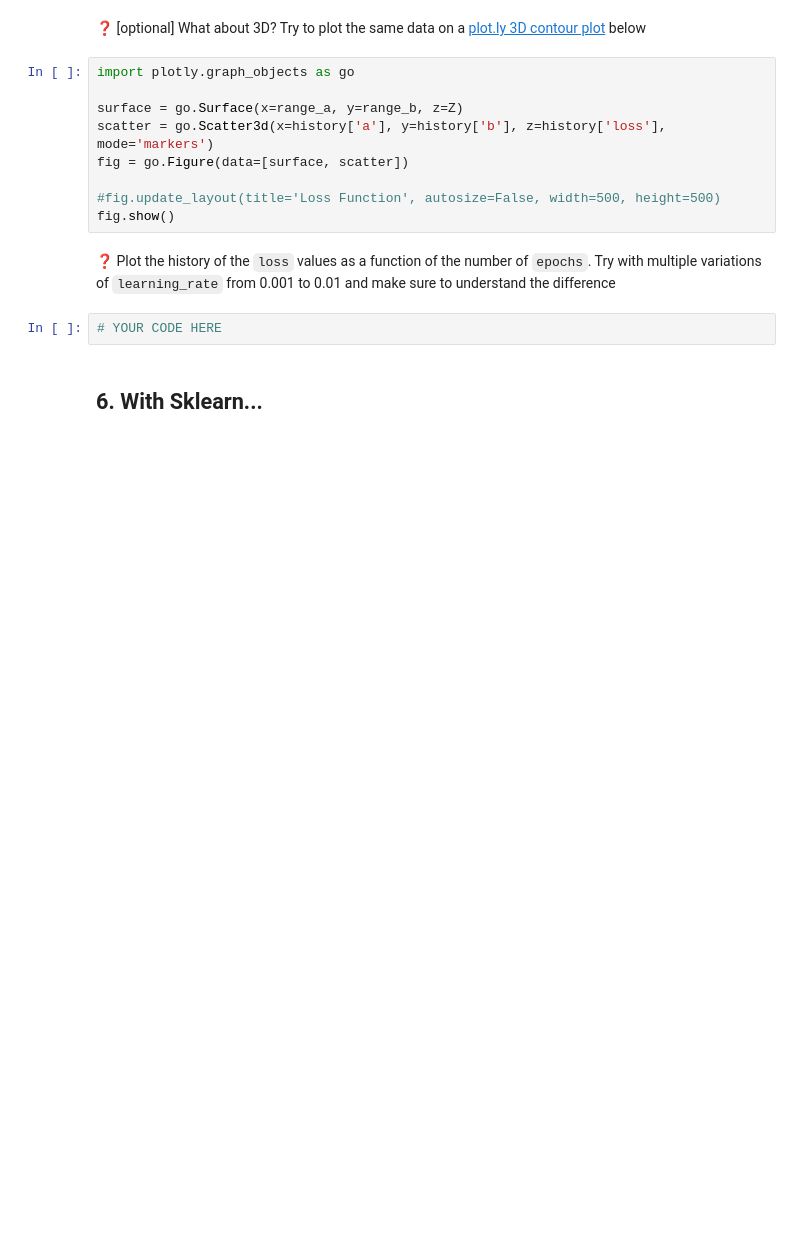
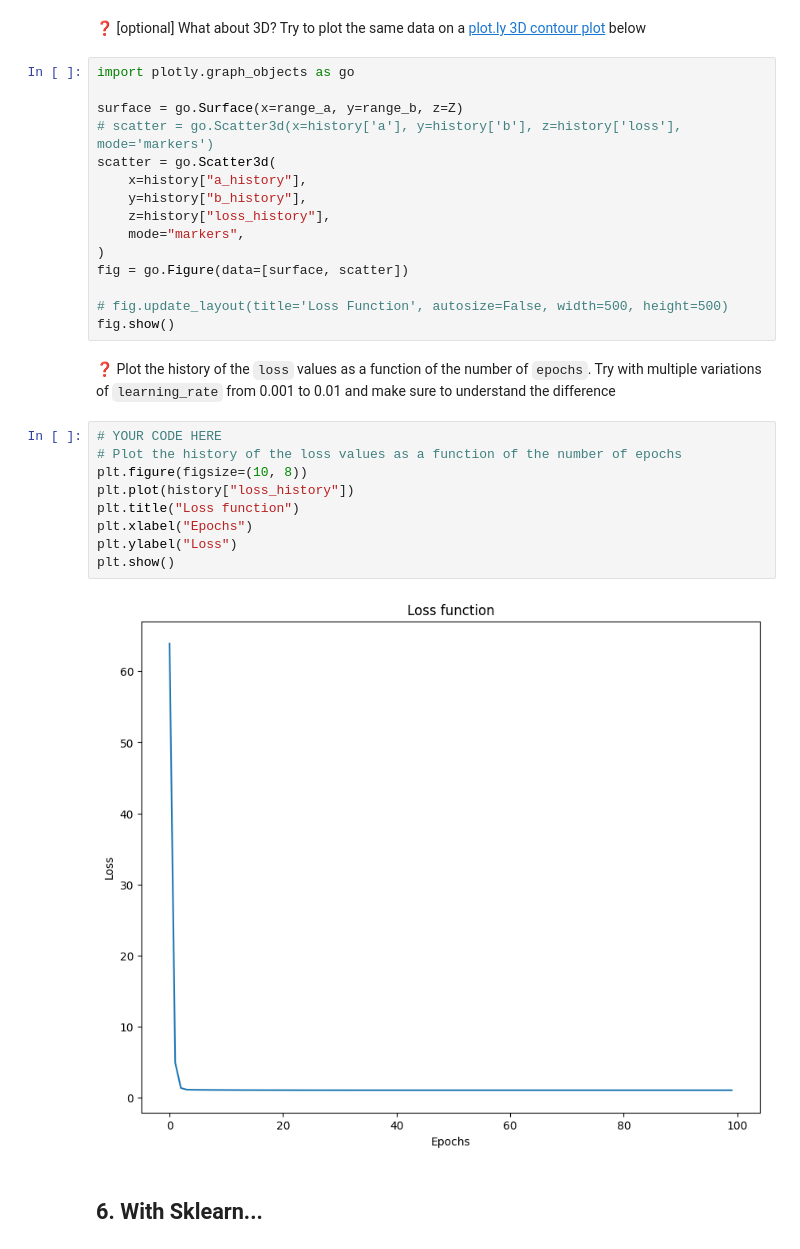
Before and after one commit to tanushrin/data-batch-gradient-descent, a Jupyter notebook: Gradient-Descent.ipynb, the cells around one changed output. Drawn from its saved outputs; the diff is of its cells as text; blank space fills up the shorter version.

```diff
--- a/Gradient-Descent.ipynb
+++ b/Gradient-Descent.ipynb
@@ -209,15 +388,30 @@ Change your learning rate and observe its impact on the graph!
 import plotly.graph_objects as go
 
 surface = go.Surface(x=range_a, y=range_b, z=Z)
-scatter = go.Scatter3d(x=history['a'], y=history['b'], z=history['loss'], mode='markers')
+# scatter = go.Scatter3d(x=history['a'], y=history['b'], z=history['loss'], mode='markers')
+scatter = go.Scatter3d(
+    x=history["a_history"],
+    y=history["b_history"],
+    z=history["loss_history"],
+    mode="markers",
+)
 fig = go.Figure(data=[surface, scatter])
 
-#fig.update_layout(title='Loss Function', autosize=False, width=500, height=500)
+# fig.update_layout(title='Loss Function', autosize=False, width=500, height=500)
 fig.show()
 # %% [markdown]
 ❓ Plot the history of the `loss` values as a function of the number of `epochs`. Try with multiple variations of `learning_rate` from 0.001 to 0.01 and make sure to understand the difference
-# %%
-# YOUR CODE HERE
+# %%
+# YOUR CODE HERE
+# Plot the history of the loss values as a function of the number of epochs
+plt.figure(figsize=(10, 8))
+plt.plot(history["loss_history"])
+plt.title("Loss function")
+plt.xlabel("Epochs")
+plt.ylabel("Loss")
+plt.show()
+# %% [output]
+[figure, added]
 # %% [markdown]
 ## 6. With Sklearn...
 # %% [markdown]
```
Also changed, not shown: parts of 33 cells of this notebook.
